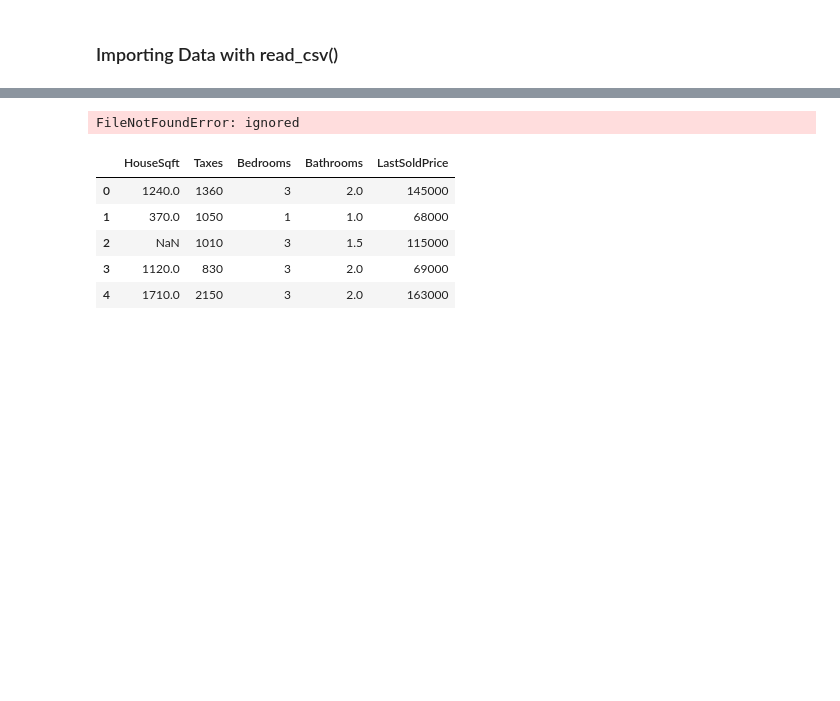
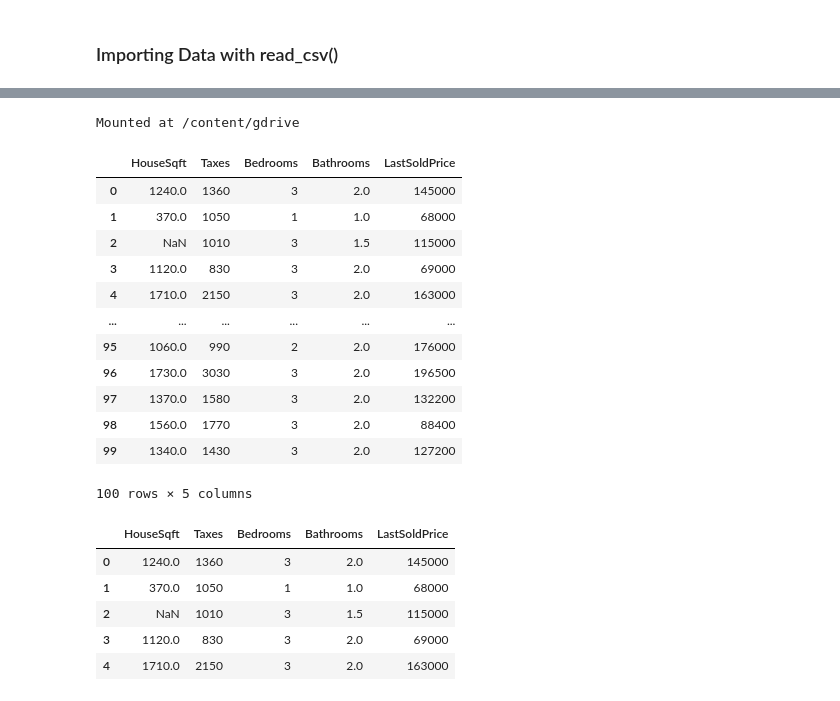
Before and after one commit to b00gied0n/DataAnalystModule5, a Jupyter notebook: Module 5/Day1_and_2/PythonScripts/2 Python Numpy and Pandas Libraries GDRIVE.ipynb, the cells around one changed output, grey strips where cells are left out. Cells and saved outputs as stored; diff of their text form; code cells hidden in the pictures; blank space fills up the shorter version.

```diff
--- a/Module 5/Day1_and_2/PythonScripts/2 Python Numpy and Pandas Libraries GDRIVE.ipynb
+++ b/Module 5/Day1_and_2/PythonScripts/2 Python Numpy and Pandas Libraries GDRIVE.ipynb
@@ -286,15 +259,32 @@ User uploaded file "Telco Customer Churn - Training Dataset.xlsx" with length 21
+# %%
+from google.colab import drive
+drive.mount('/content/gdrive')
+# %% [output]
+Mounted at /content/gdrive
 # %%
 # import Pandas library with the alias of "pd"
 import pandas as pd
 # %%
 # read_csv() function from pandas is used while importing data from CSV files
 # read_csv() function imports the as a Dataframe object
 # Pandas has now become the industry norm while working with tabular data structures
 
-house = pd.read_csv("/content/DataAnalystModule5/Module 5/Day1_and_2/PythonScripts/HousePrices.csv")
+house = pd.read_csv("/content/HousePrices.csv")
 house
 # %% [output]
+|  | HouseSqft | Taxes | Bedrooms | Bathrooms | LastSoldPrice |
+| 0 | 1240.0 | 1360 | 3 | 2.0 | 145000 |
+| 1 | 370.0 | 1050 | 1 | 1.0 | 68000 |
+| 2 | NaN | 1010 | 3 | 1.5 | 115000 |
+| 3 | 1120.0 | 830 | 3 | 2.0 | 69000 |
+| 4 | 1710.0 | 2150 | 3 | 2.0 | 163000 |
+| ... | ... | ... | ... | ... | ... |
+| 95 | 1060.0 | 990 | 2 | 2.0 | 176000 |
+| 96 | 1730.0 | 3030 | 3 | 2.0 | 196500 |
+| 97 | 1370.0 | 1580 | 3 | 2.0 | 132200 |
+| 98 | 1560.0 | 1770 | 3 | 2.0 | 88400 |
+| 99 | 1340.0 | 1430 | 3 | 2.0 | 127200 |
-FileNotFoundError: ignored
+100 rows × 5 columns
 # %%
 # head() can used to explore the first 5 records of the dataframe (Indexing starts from 0)
 
```
Also changed, not shown: parts of 1 cell of this notebook.
